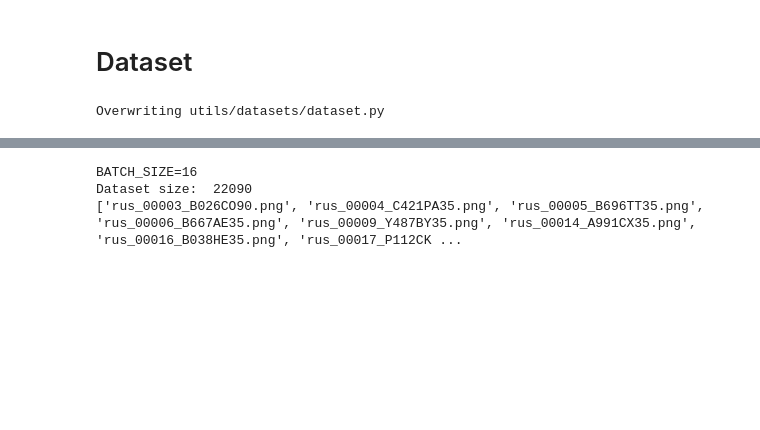
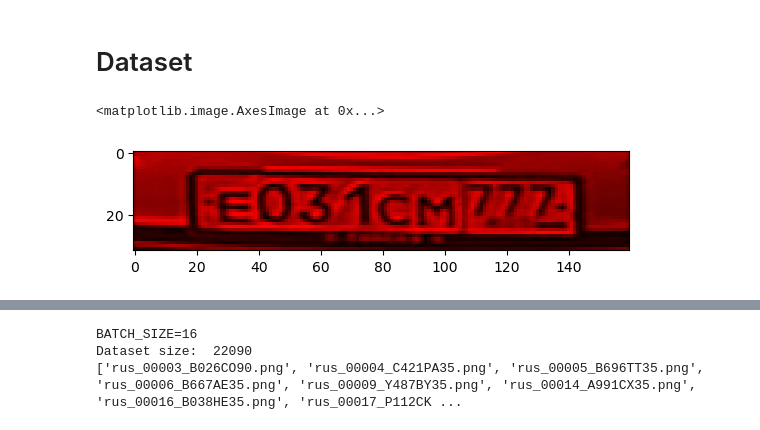
Before and after one commit to JuliaKudryavtseva/text_recognition, a Jupyter notebook: dev_notebook.ipynb, the cells around one changed output, grey strips where cells are left out. Saved outputs shown, nothing was run; the diff lists cells and outputs as text; code cells hidden in the pictures; blank space fills up the shorter version.

```diff
--- a/dev_notebook.ipynb
+++ b/dev_notebook.ipynb
@@ -2,11 +2,6 @@
 # Dataset
 # %%
 %%writefile utils/datasets/dataset.py
-from PIL import Image
-import cv2
-import numpy as np
-import os
-
 from torch.utils.data import Dataset, DataLoader
 import torchvision.transforms.v2 as v2
 import torch
@@ -45,9 +40,6 @@ class TextRecognitionDataset(Dataset):
         if phase=='train':
             assert len(self.config) == len(self.all_images)
             print('Dataset size: ', len(self.config))
-
-        print(self.all_images)
-
 
     def __getitem__(self, index):
         """Returns dict with keys "image", "seq", "seq_len" & "text".
@@ -254,5 +246,28 @@ if __name__ == '__main__':
         print('tresh', batch['text'])
         print()
         break
-# %% [output]
-Overwriting utils/datasets/dataset.py
+# %%
+import cv2
+import matplotlib.pyplot as plt
+import numpy as np
+img_path = r'C:\Users\julia\Documents\masters\deep_learning\text_recognition\data\train\train\complex\rus_00002_E031CM777.png'
+
+
+image  = cv2.imread(img_path).astype(np.float32) / 255.
+# %%
+def ada_thr(img):
+    """Function for preprocessing images.
+    Args:
+        - img: numpy array.
+    Returns:
+        concatenated numpy array of images with different treshold methods
+    """
+    ada_mean_thr = cv2.adaptiveThreshold(img, 1, cv2.ADAPTIVE_THRESH_MEAN_C, cv2.THRESH_BINARY,11, 2)
+    ada_gaus_thr = cv2.adaptiveThreshold(img, 1, cv2.ADAPTIVE_THRESH_GAUSSIAN_C,cv2.THRESH_BINARY,11, 2)
+    result = np.concatenate([img[:, :, None], ada_mean_thr[:, :, None], ada_gaus_thr[:, :, None]], axis=2)
+    return result
+# %%
+plt.imshow(ada_thr(image[:, :, 0]))
+# %% [output]
+<matplotlib.image.AxesImage at 0x...>
+[figure, added]
```
Also changed, not shown: parts of 1 cell of this notebook.
